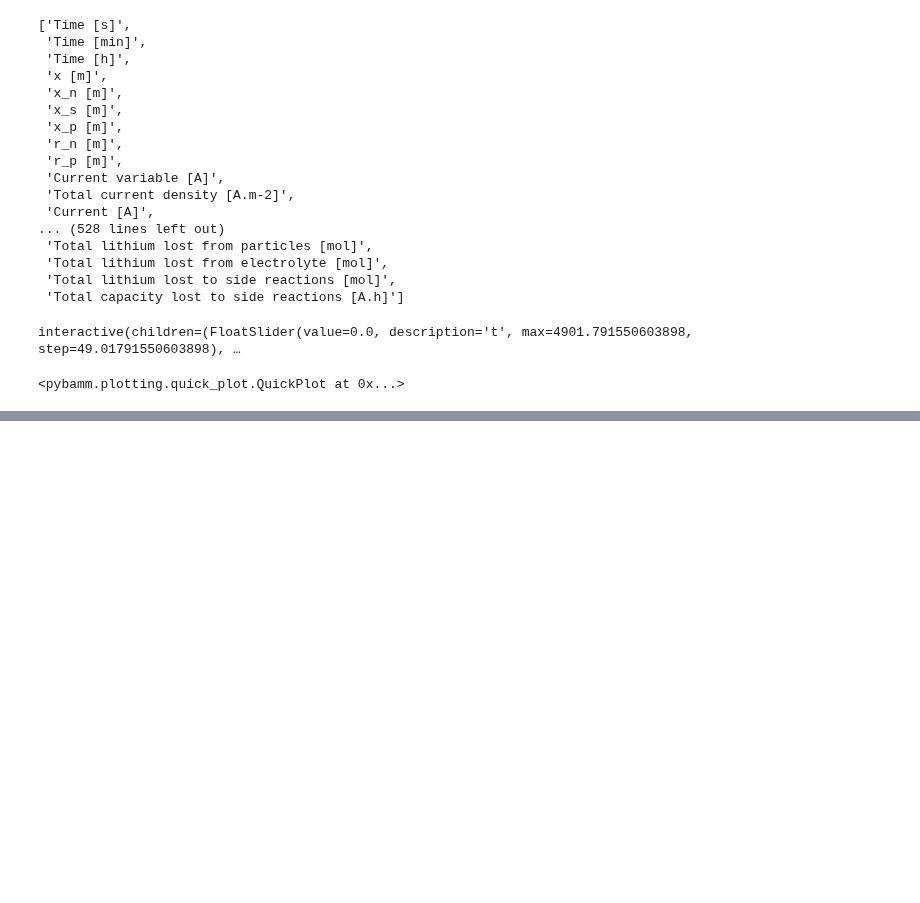
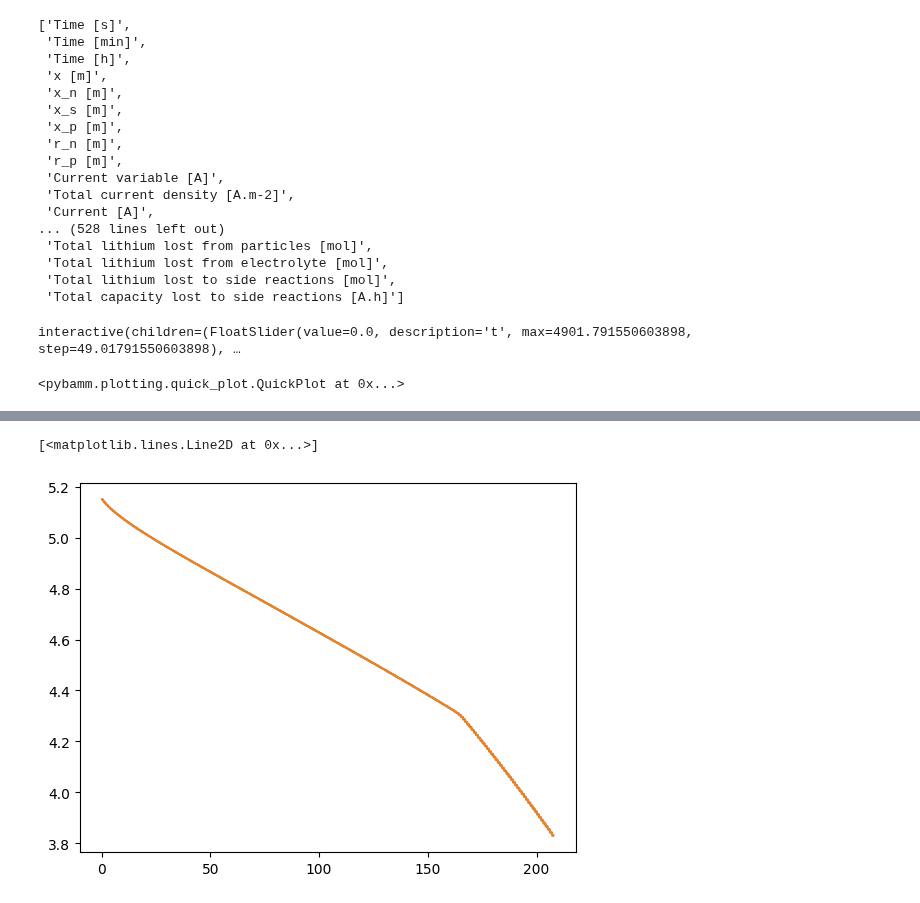
Before and after one commit to ganmadche/PyBaMMlocal, a Jupyter notebook: wip/ageingstudiesFI2025dfn.ipynb, the cells around one changed output, grey strips where cells are left out. Drawn from its saved outputs; the diff is of its cells as text; code cells hidden in the pictures; blank space fills up the shorter version.

Commit message:
rev2 plotting options for FI results

```diff
--- a/wip/ageingstudiesFI2025dfn.ipynb
+++ b/wip/ageingstudiesFI2025dfn.ipynb
@@ -434,0 +431,15 @@ plot.plot(1000)
+# %%
+Q1 = sim1.solution.summary_variables["Capacity [A.h]"]
+LLI = sim1.solution.summary_variables["Capacity [A.h]"]
+LAMpe = sim1.solution.summary_variables["Capacity [A.h]"]
+LAMne = sim1.solution.summary_variables["Capacity [A.h]"]
+x100 = sim1.solution.summary_variables["Capacity [A.h]"]
+x0 = sim1.solution.summary_variables["Capacity [A.h]"]
+y100 = sim1.solution.summary_variables["Capacity [A.h]"]
+y0 = sim1.solution.summary_variables["Capacity [A.h]"]
+cycle1 = sim1.solution.summary_variables["Cycle number"]/(steps_total*cycles_per_day)
+plt.plot(cycle1, Q1,)
+plt.plot(cycle1,LLI)
+# %% [output]
+[<matplotlib.lines.Line2D at 0x...>]
+[figure, added]
```
Also changed, not shown: parts of 3 cells of this notebook.
